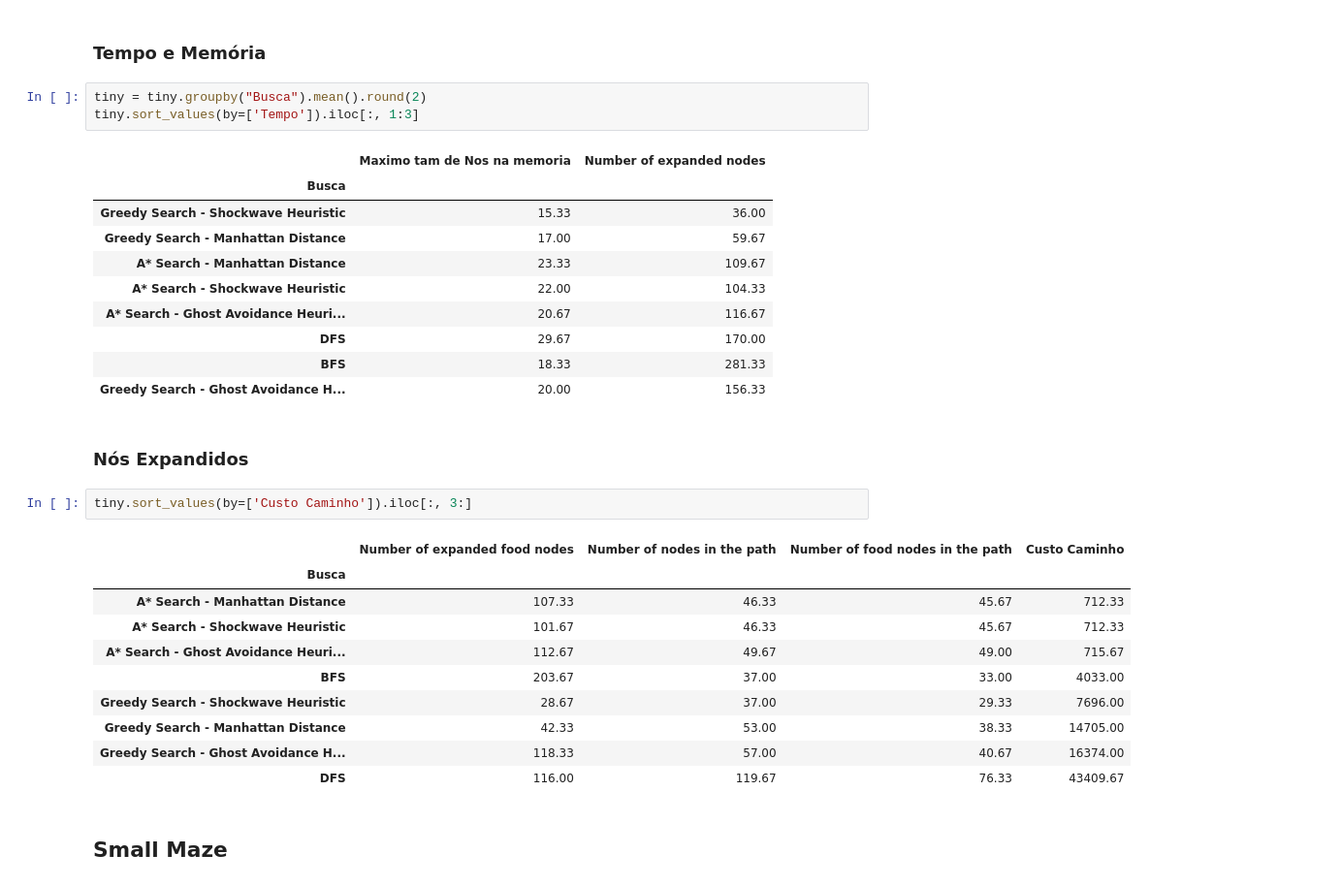
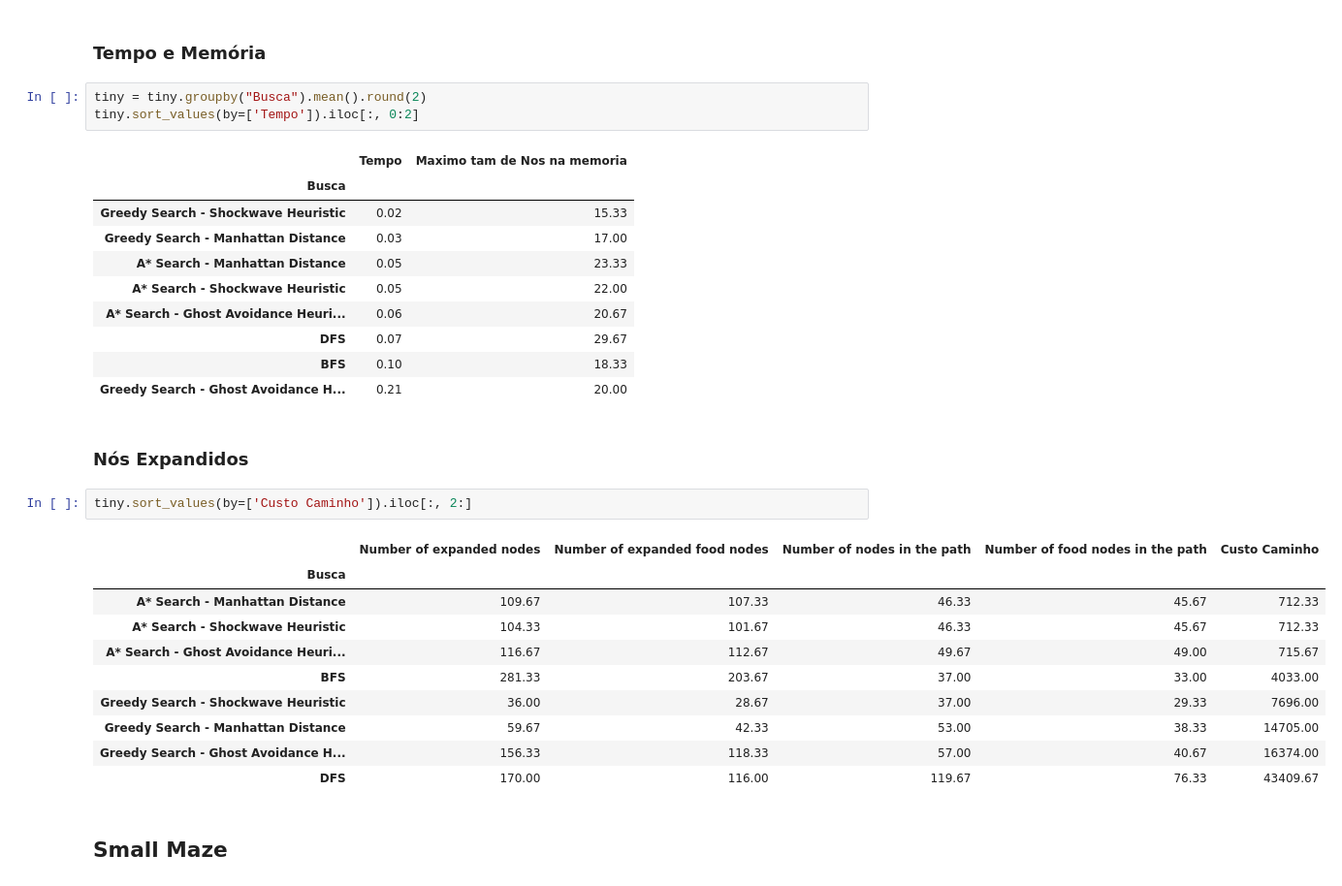
Before and after one commit to carolineap/mo416-2020s1-unicamp, a Jupyter notebook: project1/analysis.ipynb, the cells around one changed output. Shown: that part at 97% size. Drawn from its saved outputs; the diff is of its cells as text.

```diff
--- a/project1/analysis.ipynb
+++ b/project1/analysis.ipynb
@@ -93,33 +79,33 @@ big = df.loc[df['Maze'] == "Big"]
 ### Tempo e Memória
 # %%
 tiny = tiny.groupby("Busca").mean().round(2)
-tiny.sort_values(by=['Tempo']).iloc[:, 1:3]
+tiny.sort_values(by=['Tempo']).iloc[:, 0:2]
 # %% [output]
-|  | Maximo tam de Nos na memoria | Number of expanded nodes |
+|  | Tempo | Maximo tam de Nos na memoria |
 | Busca |  |  |
-| Greedy Search - Shockwave Heuristic | 15.33 | 36.00 |
-| Greedy Search - Manhattan Distance | 17.00 | 59.67 |
-| A* Search - Manhattan Distance | 23.33 | 109.67 |
-| A* Search - Shockwave Heuristic | 22.00 | 104.33 |
-| A* Search - Ghost Avoidance Heuri... | 20.67 | 116.67 |
-| DFS | 29.67 | 170.00 |
-| BFS | 18.33 | 281.33 |
-| Greedy Search - Ghost Avoidance H... | 20.00 | 156.33 |
+| Greedy Search - Shockwave Heuristic | 0.02 | 15.33 |
+| Greedy Search - Manhattan Distance | 0.03 | 17.00 |
+| A* Search - Manhattan Distance | 0.05 | 23.33 |
+| A* Search - Shockwave Heuristic | 0.05 | 22.00 |
+| A* Search - Ghost Avoidance Heuri... | 0.06 | 20.67 |
+| DFS | 0.07 | 29.67 |
+| BFS | 0.10 | 18.33 |
+| Greedy Search - Ghost Avoidance H... | 0.21 | 20.00 |
 # %% [markdown]
 ### Nós Expandidos
 # %%
-tiny.sort_values(by=['Custo Caminho']).iloc[:, 3:]
+tiny.sort_values(by=['Custo Caminho']).iloc[:, 2:]
 # %% [output]
-|  | Number of expanded food nodes | Number of nodes in the path | Number of food nodes in the path | Custo Caminho |
-| Busca |  |  |  |  |
-| A* Search - Manhattan Distance | 107.33 | 46.33 | 45.67 | 712.33 |
-| A* Search - Shockwave Heuristic | 101.67 | 46.33 | 45.67 | 712.33 |
-| A* Search - Ghost Avoidance Heuri... | 112.67 | 49.67 | 49.00 | 715.67 |
-| BFS | 203.67 | 37.00 | 33.00 | 4033.00 |
-| Greedy Search - Shockwave Heuristic | 28.67 | 37.00 | 29.33 | 7696.00 |
-| Greedy Search - Manhattan Distance | 42.33 | 53.00 | 38.33 | 14705.00 |
-| Greedy Search - Ghost Avoidance H... | 118.33 | 57.00 | 40.67 | 16374.00 |
-| DFS | 116.00 | 119.67 | 76.33 | 43409.67 |
+|  | Number of expanded nodes | Number of expanded food nodes | Number of nodes in the path | Number of food nodes in the path | Custo Caminho |
+| Busca |  |  |  |  |  |
+| A* Search - Manhattan Distance | 109.67 | 107.33 | 46.33 | 45.67 | 712.33 |
+| A* Search - Shockwave Heuristic | 104.33 | 101.67 | 46.33 | 45.67 | 712.33 |
+| A* Search - Ghost Avoidance Heuri... | 116.67 | 112.67 | 49.67 | 49.00 | 715.67 |
+| BFS | 281.33 | 203.67 | 37.00 | 33.00 | 4033.00 |
+| Greedy Search - Shockwave Heuristic | 36.00 | 28.67 | 37.00 | 29.33 | 7696.00 |
+| Greedy Search - Manhattan Distance | 59.67 | 42.33 | 53.00 | 38.33 | 14705.00 |
+| Greedy Search - Ghost Avoidance H... | 156.33 | 118.33 | 57.00 | 40.67 | 16374.00 |
+| DFS | 170.00 | 116.00 | 119.67 | 76.33 | 43409.67 |
 # %% [markdown]
 ## Small Maze
 # %% [markdown]
```
Also changed, not shown: parts of 16 cells of this notebook.
